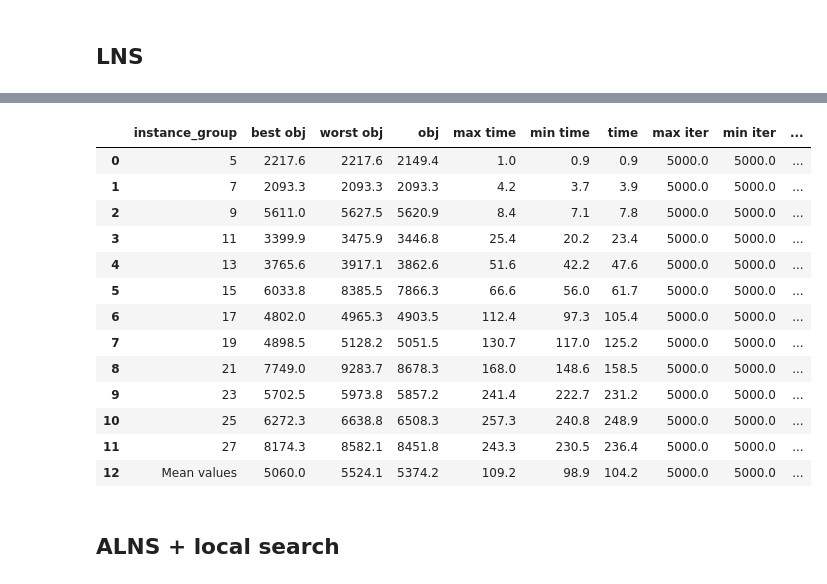
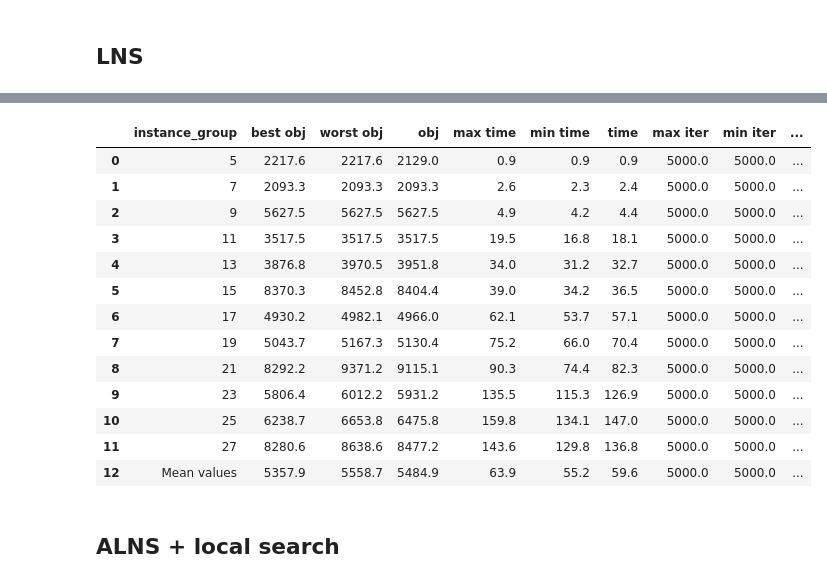
Before and after one commit to avandvik/masters-thesis, a Jupyter notebook: plot/performance.ipynb, the cells around one changed output, grey strips where cells are left out. Drawn from its saved outputs; the diff is of its cells as text; code cells hidden in the pictures.

```diff
--- a/plot/performance.ipynb
+++ b/plot/performance.ipynb
@@ -221,5 +223,10 @@ def aggregate_df_by_instance_group(df):
     df = df.append(mean_row, ignore_index=True)
     df = df.round(1)
     return df
+
+def load_df(file_name):
+    run_df = pd.read_pickle(f'dataframes/performance/{file_name}')
+    # run_df = sort_df(run_df, sort_column)
+    return run_df
 # %% [markdown]
 ## ALNS baseline
@@ -338,20 +368,21 @@ run_lns_df
 # %%
+run_lns_agg_df = load_df('lns_agg.pkl')
 run_lns_agg_df
 # %% [output]
 |  | instance_group | best obj | worst obj | obj | max time | min time | time | max iter | min iter | ... |
-| 0 | 5 | 2217.6 | 2217.6 | 2149.4 | 1.0 | 0.9 | 0.9 | 5000.0 | 5000.0 | ... |
-| 1 | 7 | 2093.3 | 2093.3 | 2093.3 | 4.2 | 3.7 | 3.9 | 5000.0 | 5000.0 | ... |
-| 2 | 9 | 5611.0 | 5627.5 | 5620.9 | 8.4 | 7.1 | 7.8 | 5000.0 | 5000.0 | ... |
-| 3 | 11 | 3399.9 | 3475.9 | 3446.8 | 25.4 | 20.2 | 23.4 | 5000.0 | 5000.0 | ... |
-| 4 | 13 | 3765.6 | 3917.1 | 3862.6 | 51.6 | 42.2 | 47.6 | 5000.0 | 5000.0 | ... |
-| 5 | 15 | 6033.8 | 8385.5 | 7866.3 | 66.6 | 56.0 | 61.7 | 5000.0 | 5000.0 | ... |
-| 6 | 17 | 4802.0 | 4965.3 | 4903.5 | 112.4 | 97.3 | 105.4 | 5000.0 | 5000.0 | ... |
-| 7 | 19 | 4898.5 | 5128.2 | 5051.5 | 130.7 | 117.0 | 125.2 | 5000.0 | 5000.0 | ... |
-| 8 | 21 | 7749.0 | 9283.7 | 8678.3 | 168.0 | 148.6 | 158.5 | 5000.0 | 5000.0 | ... |
-| 9 | 23 | 5702.5 | 5973.8 | 5857.2 | 241.4 | 222.7 | 231.2 | 5000.0 | 5000.0 | ... |
-| 10 | 25 | 6272.3 | 6638.8 | 6508.3 | 257.3 | 240.8 | 248.9 | 5000.0 | 5000.0 | ... |
-| 11 | 27 | 8174.3 | 8582.1 | 8451.8 | 243.3 | 230.5 | 236.4 | 5000.0 | 5000.0 | ... |
-| 12 | Mean values | 5060.0 | 5524.1 | 5374.2 | 109.2 | 98.9 | 104.2 | 5000.0 | 5000.0 | ... |
+| 0 | 5 | 2217.6 | 2217.6 | 2129.0 | 0.9 | 0.9 | 0.9 | 5000.0 | 5000.0 | ... |
+| 1 | 7 | 2093.3 | 2093.3 | 2093.3 | 2.6 | 2.3 | 2.4 | 5000.0 | 5000.0 | ... |
+| 2 | 9 | 5627.5 | 5627.5 | 5627.5 | 4.9 | 4.2 | 4.4 | 5000.0 | 5000.0 | ... |
+| 3 | 11 | 3517.5 | 3517.5 | 3517.5 | 19.5 | 16.8 | 18.1 | 5000.0 | 5000.0 | ... |
+| 4 | 13 | 3876.8 | 3970.5 | 3951.8 | 34.0 | 31.2 | 32.7 | 5000.0 | 5000.0 | ... |
+| 5 | 15 | 8370.3 | 8452.8 | 8404.4 | 39.0 | 34.2 | 36.5 | 5000.0 | 5000.0 | ... |
+| 6 | 17 | 4930.2 | 4982.1 | 4966.0 | 62.1 | 53.7 | 57.1 | 5000.0 | 5000.0 | ... |
+| 7 | 19 | 5043.7 | 5167.3 | 5130.4 | 75.2 | 66.0 | 70.4 | 5000.0 | 5000.0 | ... |
+| 8 | 21 | 8292.2 | 9371.2 | 9115.1 | 90.3 | 74.4 | 82.3 | 5000.0 | 5000.0 | ... |
+| 9 | 23 | 5806.4 | 6012.2 | 5931.2 | 135.5 | 115.3 | 126.9 | 5000.0 | 5000.0 | ... |
+| 10 | 25 | 6238.7 | 6653.8 | 6475.8 | 159.8 | 134.1 | 147.0 | 5000.0 | 5000.0 | ... |
+| 11 | 27 | 8280.6 | 8638.6 | 8477.2 | 143.6 | 129.8 | 136.8 | 5000.0 | 5000.0 | ... |
+| 12 | Mean values | 5357.9 | 5558.7 | 5484.9 | 63.9 | 55.2 | 59.6 | 5000.0 | 5000.0 | ... |
 # %% [markdown]
 ## ALNS + local search
 # %%
```
Also changed, not shown: parts of 19 cells of this notebook, 35 other files.
